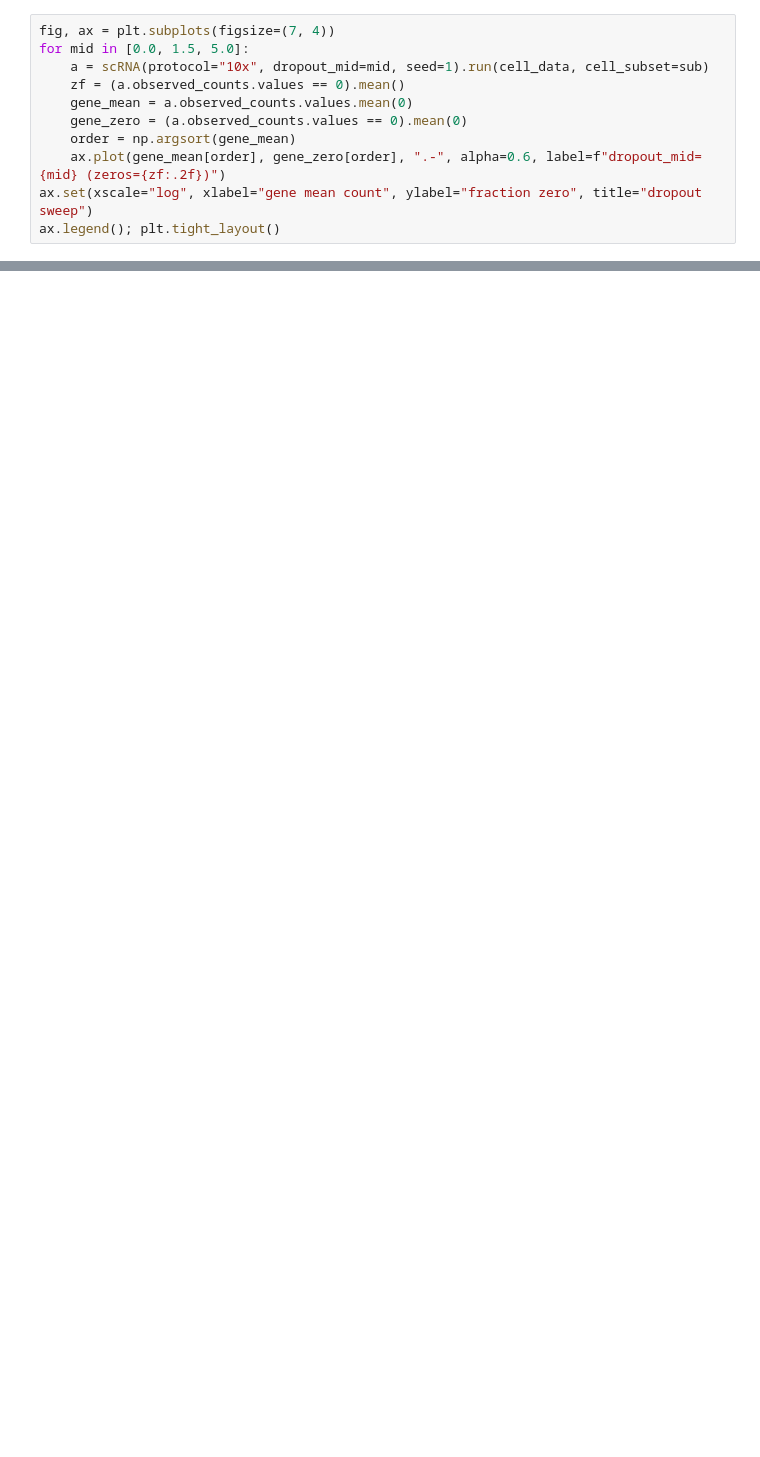
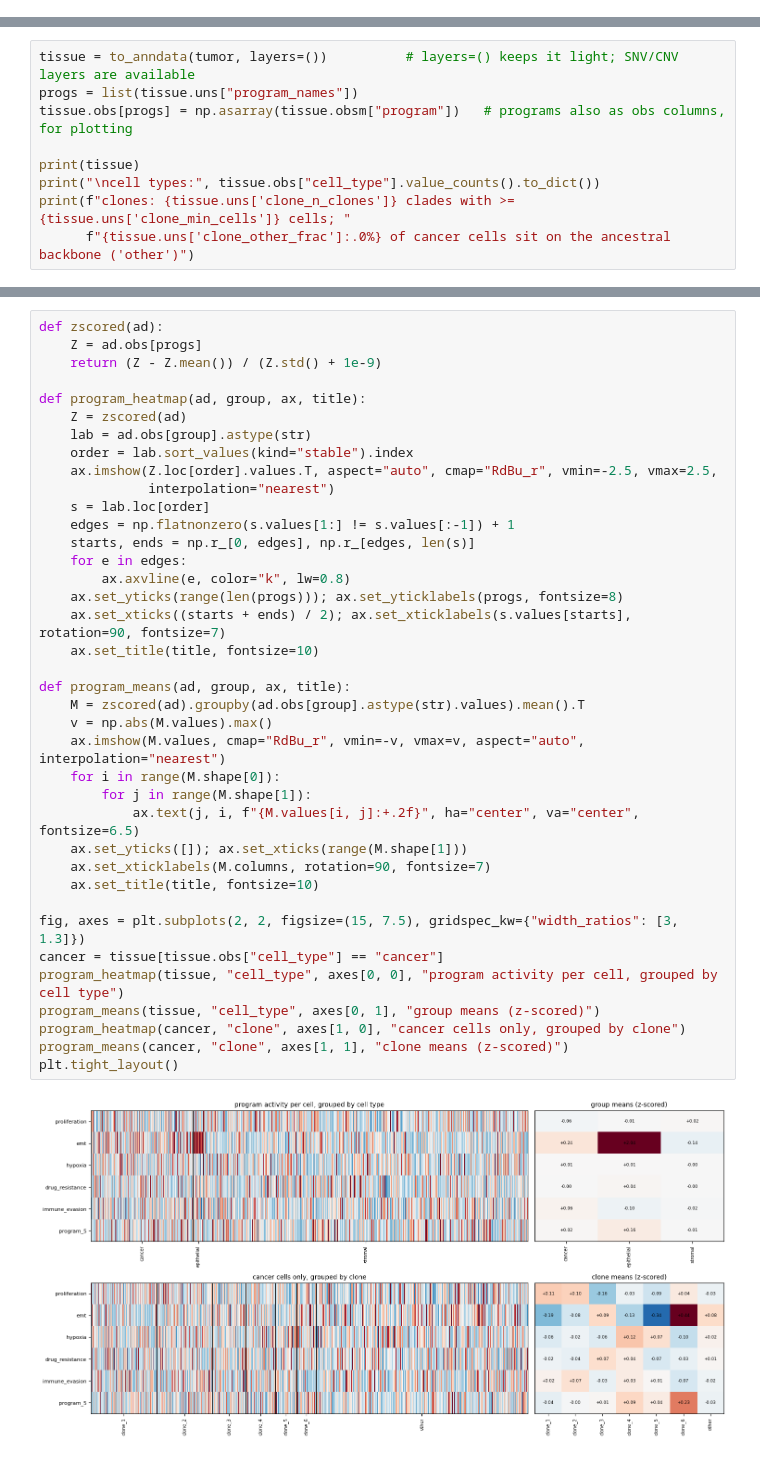
Before and after one commit to pedrofale/iscc, a Jupyter notebook: notebooks/assay_scrna.ipynb, the cells around one changed output, grey strips where cells are left out. Drawn from its saved outputs; the diff is of its cells as text; blank space fills up the shorter version.

```diff
--- a/notebooks/assay_scrna.ipynb
+++ b/notebooks/assay_scrna.ipynb
@@ -164,11 +0,0 @@ Dropout zeros lowly-expressed genes (logistic in expected count; `dropout_mid` i
-# %%
-fig, ax = plt.subplots(figsize=(7, 4))
-for mid in [0.0, 1.5, 5.0]:
-    a = scRNA(protocol="10x", dropout_mid=mid, seed=1).run(cell_data, cell_subset=sub)
-    zf = (a.observed_counts.values == 0).mean()
-    gene_mean = a.observed_counts.values.mean(0)
-    gene_zero = (a.observed_counts.values == 0).mean(0)
-    order = np.argsort(gene_mean)
-    ax.plot(gene_mean[order], gene_zero[order], ".-", alpha=0.6, label=f"dropout_mid={mid} (zeros={zf:.2f})")
-ax.set(xscale="log", xlabel="gene mean count", ylabel="fraction zero", title="dropout sweep")
-ax.legend(); plt.tight_layout()
@@ -295,0 +54,9 @@ These are the values iscc's calibrated scRNA defaults are set from.
+# %%
+tissue = to_anndata(tumor, layers=())          # layers=() keeps it light; SNV/CNV layers are available
+progs = list(tissue.uns["program_names"])
+tissue.obs[progs] = np.asarray(tissue.obsm["program"])   # programs also as obs columns, for plotting
+
+print(tissue)
+print("\ncell types:", tissue.obs["cell_type"].value_counts().to_dict())
+print(f"clones: {tissue.uns['clone_n_clones']} clades with >= {tissue.uns['clone_min_cells']} cells; "
+      f"{tissue.uns['clone_other_frac']:.0%} of cancer cells sit on the ancestral backbone ('other')")
@@ -295,0 +78,40 @@ These are the values iscc's calibrated scRNA defaults are set from.
+# %%
+def zscored(ad):
+    Z = ad.obs[progs]
+    return (Z - Z.mean()) / (Z.std() + 1e-9)
+
+def program_heatmap(ad, group, ax, title):
+    Z = zscored(ad)
+    lab = ad.obs[group].astype(str)
+    order = lab.sort_values(kind="stable").index
+    ax.imshow(Z.loc[order].values.T, aspect="auto", cmap="RdBu_r", vmin=-2.5, vmax=2.5,
+              interpolation="nearest")
+    s = lab.loc[order]
+    edges = np.flatnonzero(s.values[1:] != s.values[:-1]) + 1
+    starts, ends = np.r_[0, edges], np.r_[edges, len(s)]
+    for e in edges:
+        ax.axvline(e, color="k", lw=0.8)
+    ax.set_yticks(range(len(progs))); ax.set_yticklabels(progs, fontsize=8)
+    ax.set_xticks((starts + ends) / 2); ax.set_xticklabels(s.values[starts], rotation=90, fontsize=7)
+    ax.set_title(title, fontsize=10)
+
+def program_means(ad, group, ax, title):
+    M = zscored(ad).groupby(ad.obs[group].astype(str).values).mean().T
+    v = np.abs(M.values).max()
+    ax.imshow(M.values, cmap="RdBu_r", vmin=-v, vmax=v, aspect="auto", interpolation="nearest")
+    for i in range(M.shape[0]):
+        for j in range(M.shape[1]):
+            ax.text(j, i, f"{M.values[i, j]:+.2f}", ha="center", va="center", fontsize=6.5)
+    ax.set_yticks([]); ax.set_xticks(range(M.shape[1]))
+    ax.set_xticklabels(M.columns, rotation=90, fontsize=7)
+    ax.set_title(title, fontsize=10)
+
+fig, axes = plt.subplots(2, 2, figsize=(15, 7.5), gridspec_kw={"width_ratios": [3, 1.3]})
+cancer = tissue[tissue.obs["cell_type"] == "cancer"]
+program_heatmap(tissue, "cell_type", axes[0, 0], "program activity per cell, grouped by cell type")
+program_means(tissue, "cell_type", axes[0, 1], "group means (z-scored)")
+program_heatmap(cancer, "clone", axes[1, 0], "cancer cells only, grouped by clone")
+program_means(cancer, "clone", axes[1, 1], "clone means (z-scored)")
+plt.tight_layout()
+# %% [output]
+[figure, added]
```
Also changed, not shown: parts of 60 cells of this notebook, 4 other files.
